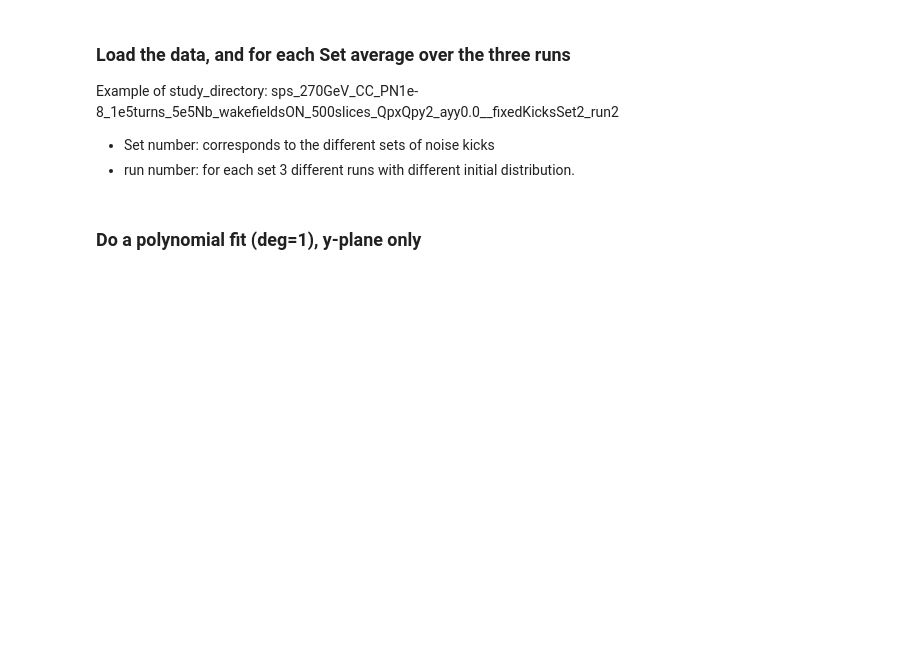
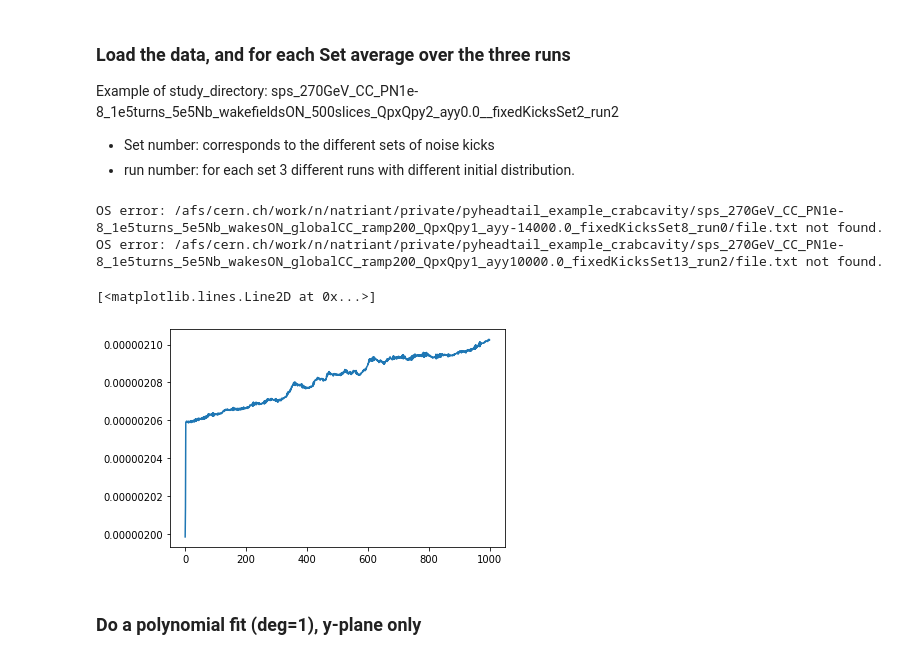
Before and after one commit to natriant/cc_rf_noise_pyheadtail, a Jupyter notebook: post_process_analysis/studies_with_sets_of_kicks/job000_save2pickle_pyheadtail_scanayy_multipltSets_meanOverRuns.ipynb, the cells around one changed output. Saved outputs shown, nothing was run; the diff lists cells and outputs as text; code cells hidden in the pictures; blank space fills up the shorter version.

```diff
--- a/post_process_analysis/studies_with_sets_of_kicks/job000_save2pickle_pyheadtail_scanayy_multipltSets_meanOverRuns.ipynb
+++ b/post_process_analysis/studies_with_sets_of_kicks/job000_save2pickle_pyheadtail_scanayy_multipltSets_meanOverRuns.ipynb
@@ -25,7 +25,7 @@ my_stop =  2.01e4 #1.6e4 #1.6e4
 my_step = 2000.0
 
 my_variables = list(np.arange(my_start, my_stop, my_step))
-my_variables.insert(0,0.0)
+#my_variables.insert(0,0.0)
 print(my_variables)
 print(len(my_variables))
 # %% [output]
@@ -65,6 +65,15 @@ for var in my_variables: # iterate over ayy
         ey_mean_dict[temp_name] = np.mean(ey_mean, axis=0)
         ex_std_dict[temp_name] = np.std(ex_mean, axis=0) # 1 std between the 3 runs
         ey_std_dict[temp_name] = np.std(ey_mean, axis=0)
+# %% [output]
+OS error: /afs/cern.ch/work/n/natriant/private/pyheadtail_example_crabcavity/sps_270GeV_CC_PN1e-8_1e5turns_5e5Nb_wakesON_globalCC_ramp200_QpxQpy1_ayy-14000.0_fixedKicksSet8_run0/file.txt not found.
+OS error: /afs/cern.ch/work/n/natriant/private/pyheadtail_example_crabcavity/sps_270GeV_CC_PN1e-8_1e5turns_5e5Nb_wakesON_globalCC_ramp200_QpxQpy1_ayy10000.0_fixedKicksSet13_run2/file.txt not found.
+# %%
+import matplotlib.pyplot as plt
+plt.plot(ey_mean_dict[temp_name])
+# %% [output]
+[<matplotlib.lines.Line2D at 0x...>]
+[figure, added]
 # %% [markdown]
 ### Do a polynomial fit (deg=1), y-plane only
 # %%
```
Also changed, not shown: parts of 3 cells of this notebook, 22 other files.
